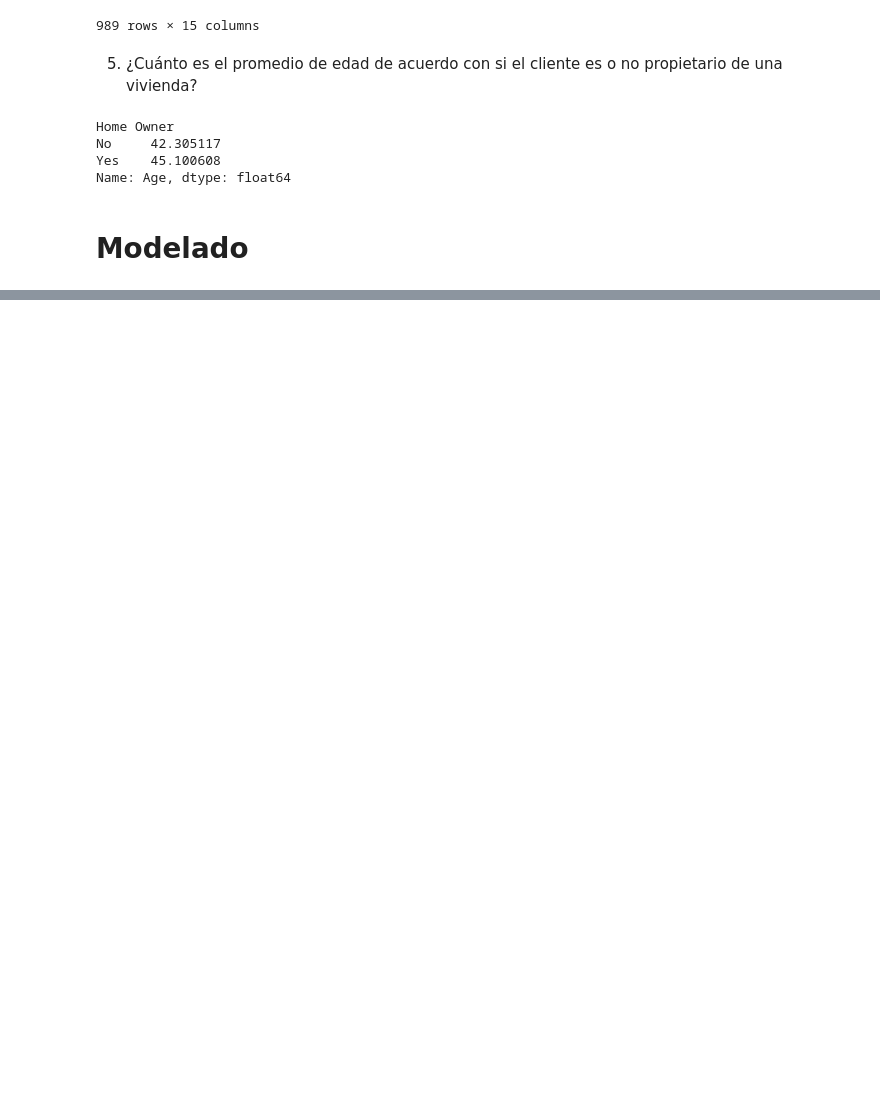
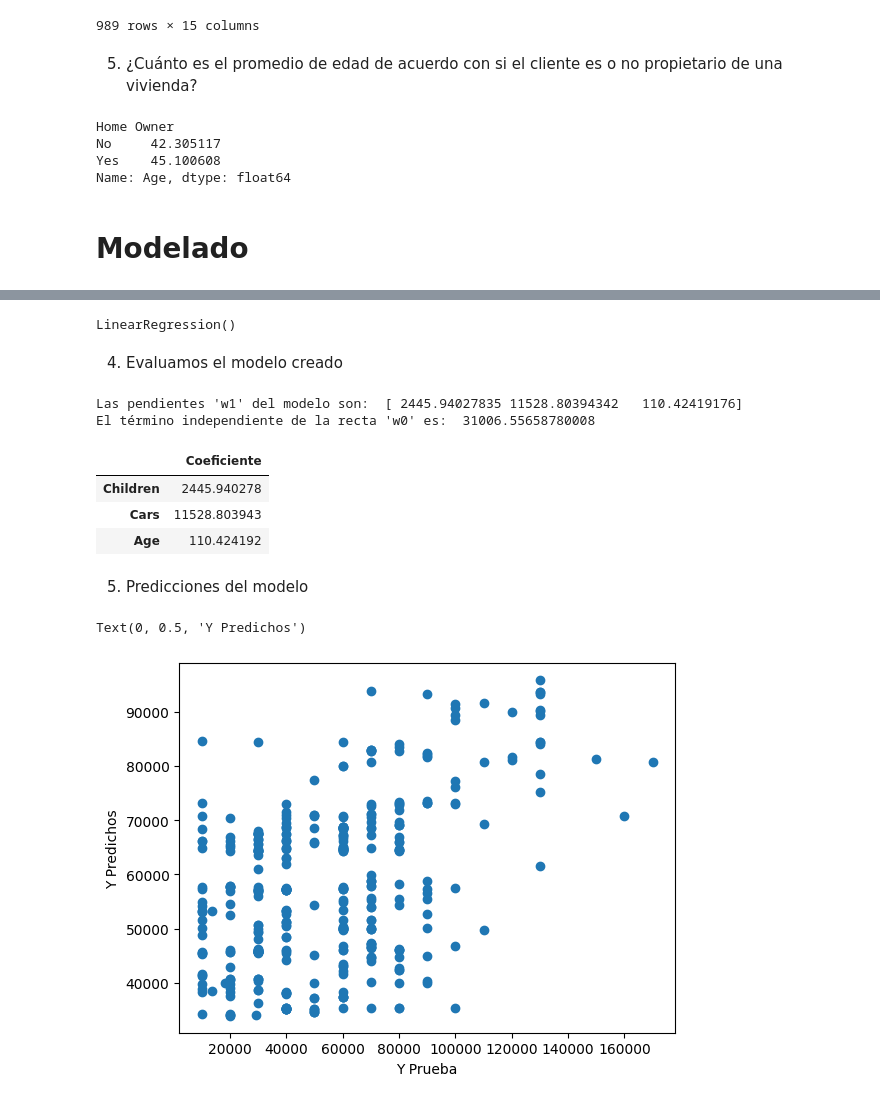
Before and after one commit to JohnSovero/Data-Science-Random-Forest, a Jupyter notebook: code/Carga.ipynb, the cells around one changed output, grey strips where cells are left out. Cells and saved outputs as stored; diff of their text form; code cells hidden in the pictures; blank space fills up the shorter version.

Commit message:
test del modelo: tabla de entrenamiento test

```diff
--- a/code/Carga.ipynb
+++ b/code/Carga.ipynb
@@ -605,0 +639,3 @@ Name: Age, dtype: float64
+# %%
+#Realizamos el entrenamiento
+x_train, x_test, y_train, y_test = train_test_split(x,y, test_size=0.4,random_state=101)
@@ -605,0 +647,43 @@ Name: Age, dtype: float64
+# %%
+# Creamos una instancia del modelo en la variable lm
+lm = LinearRegression()
+# %%
+# Entrenamos (ajustamos) el modelo con los datos de entrenamiento
+lm.fit(x_train,y_train)
+# %% [output]
+LinearRegression()
+# %% [markdown]
+4. Evaluamos el modelo creado
+# %%
+# visualicemos la intersección -> intercept -> w0 = valor de y cuando x es nulo
+
+slope = lm.coef_  # w1
+intercept = lm.intercept_ # w0
+
+print("Las pendientes 'w1' del modelo son: ", slope)
+print("El término independiente de la recta 'w0' es: ", intercept)
+# %% [output]
+Las pendientes 'w1' del modelo son:  [ 2445.94027835 11528.80394342   110.42419176]
+El término independiente de la recta 'w0' es:  31006.55658780008
+# %%
+# Creamos un nuevo dataframe teniendo una unica columna llamada coeficiente obtenido para cada variable o atributo evaluado en
+# el modelo
+# El coeficiente calculado es W1 -> Cuánto crece "y" cuando "x" sufre un cambio.
+coef_df = pd.DataFrame(lm.coef_,x.columns,columns=['Coeficiente'])
+coef_df
+# %% [output]
+|  | Coeficiente |
+| Children | 2445.940278 |
+| Cars | 11528.803943 |
+| Age | 110.424192 |
+# %% [markdown]
+5. Predicciones del modelo
+# %%
+predictions = lm.predict(x_test)
+# %%
+plt.scatter(y_test,predictions)
+plt.xlabel('Y Prueba')
+plt.ylabel('Y Predichos')
+# %% [output]
+Text(0, 0.5, 'Y Predichos')
+[figure, added]
```
Also changed, not shown: parts of 18 cells of this notebook.
